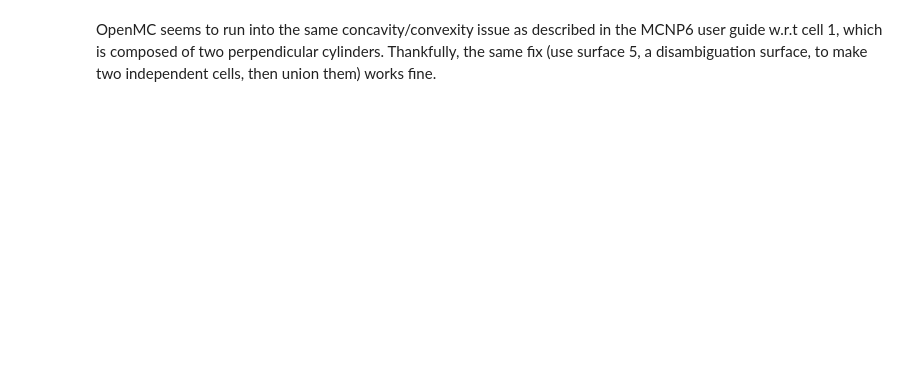
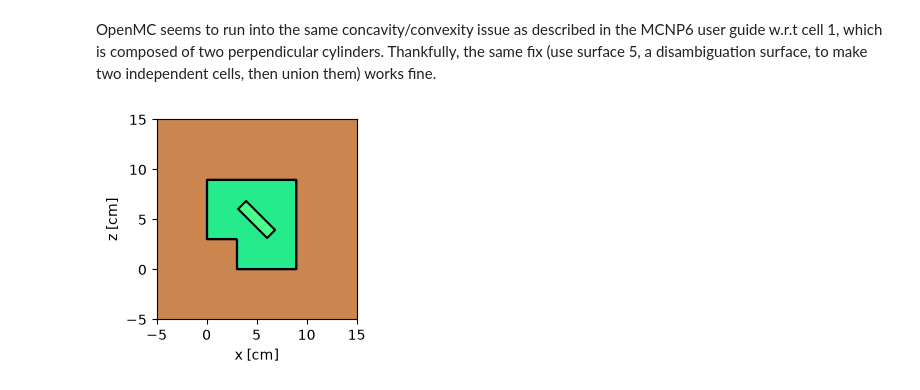
Before and after one commit to johvincau/mcnp-primer-to-openmc, a Jupyter notebook: ex12_perp_cylinders.ipynb, the cells around one changed output. Drawn from its saved outputs; the diff is of its cells as text; code cells hidden in the pictures; blank space fills up the shorter version.

```diff
--- a/ex12_perp_cylinders.ipynb
+++ b/ex12_perp_cylinders.ipynb
@@ -17,11 +17,14 @@ halfspace1 = halfspace1.translate((5,0,6))
 c2 = openmc.Cell(cell_id=2,fill=None,region=-halfspace1)
 # %%
 # Cell definitions
-c1 = openmc.Cell(fill=None,region=(+s2 & -s1 &+s5) | (-s3 & +s4 & -s5) & ~c2.region)
+# A note to be cautious with parenthesis when using complements when defining regions.
+c1 = openmc.Cell(fill=None,region=((+s2 & -s1 &+s5) | (-s3 & +s4 & -s5)) & ~c2.region)
 c3 = openmc.Cell(fill=None,region=(-s2 | +s1  |- s5) & (+s3 | -s4 | + s5))
 geometry=openmc.Geometry([c1, c2, c3])
-#print(geometry.get_all_surfaces())
+geometry.plot(origin=(5,0,5),width=(20,20),outline=True,basis='xz')
 geometry.export_to_xml()
+# %% [output]
+[figure, added]
 # %%
 material=openmc.Materials()
 material.export_to_xml()
```
Also changed, not shown: parts of 3 cells of this notebook, 15 other files.
